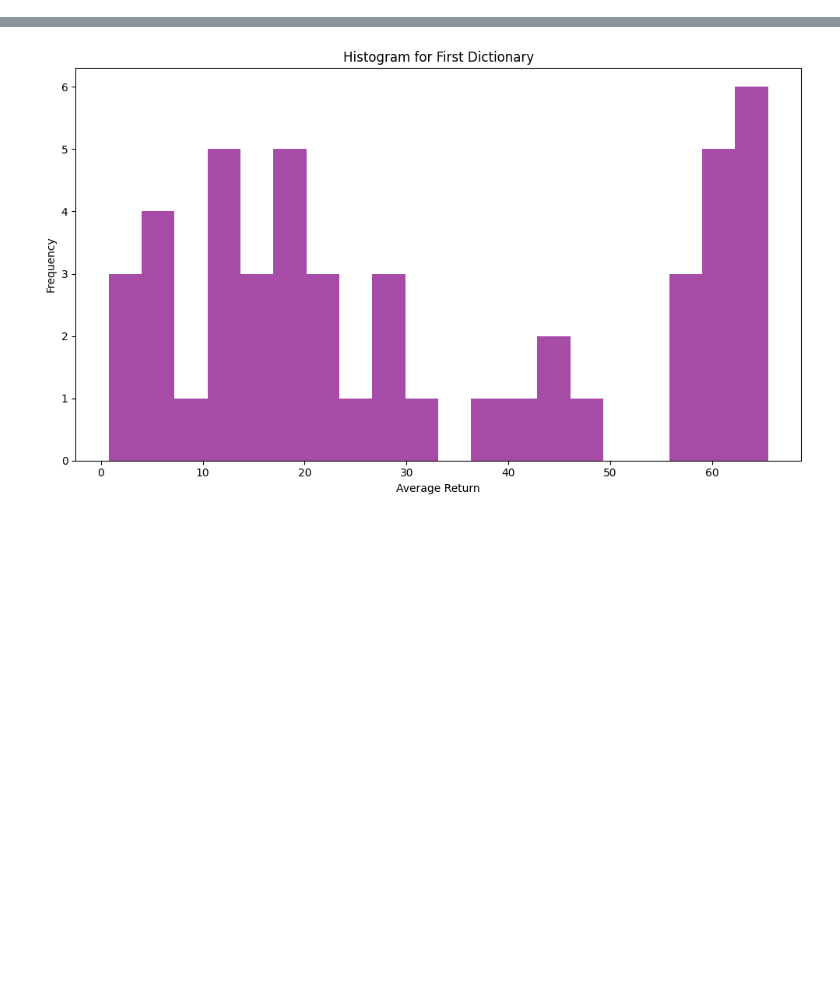
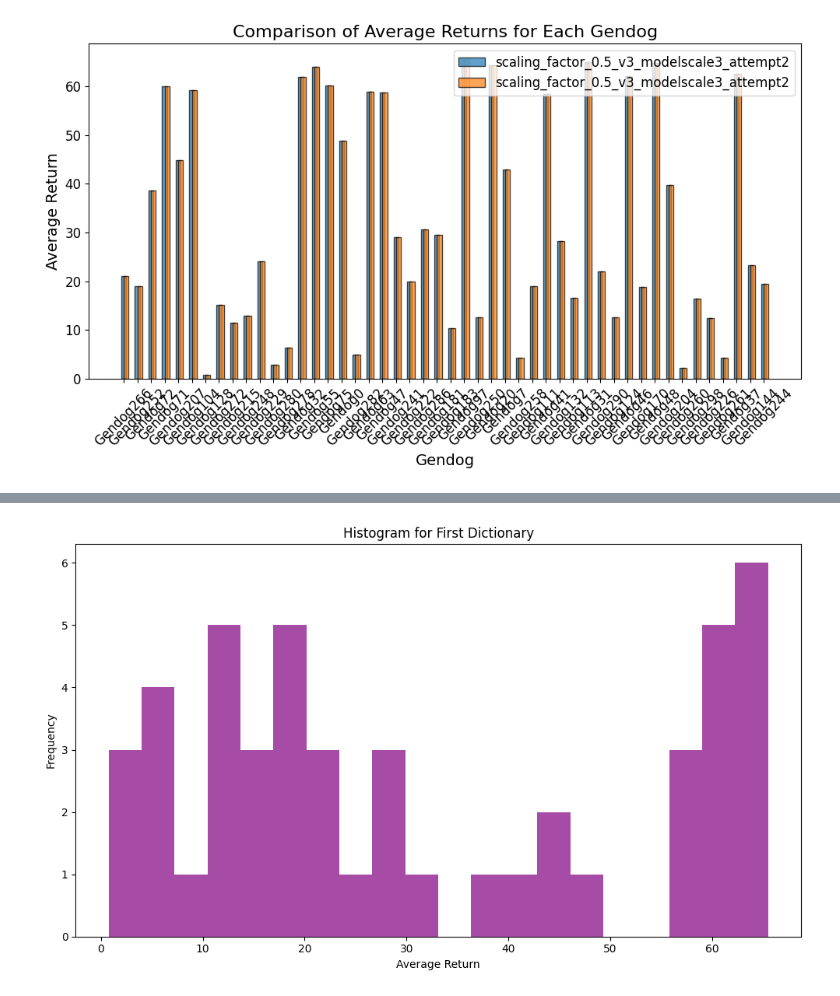
Before and after one commit to Dichen-Li/Adaptive-Embodiment, a Jupyter notebook: scripts/analyze_scaling_curve.ipynb, the cells around one changed output, grey strips where cells are left out. Drawn from its saved outputs; the diff is of its cells as text; code cells hidden in the pictures; blank space fills up the shorter version.

```diff
--- a/scripts/analyze_scaling_curve.ipynb
+++ b/scripts/analyze_scaling_curve.ipynb
@@ -27 +32,32 @@ def calculate_stats(data_dicts):
+# %%
+# Create the plot
+plt.figure(figsize=(10, 6))
+
+labels = ['scaling_factor_0.5_v3_modelscale3_attempt2',
+          'scaling_factor_0.5_v3_modelscale3_attempt2']
+
+for i, data_dict in enumerate(data_dicts):
+    # Extract Gendogs and their average returns
+    gendogs = list(data_dict.keys())
+    rewards = [data_dict[gendog]['average_return'] for gendog in gendogs]
+
+    # X positions for the bars
+    x = np.arange(len(gendogs))  # The label locations
+    width = 0.35  # Width of the bars
+
+    plt.bar(x + i*width/len(data_dicts), rewards, width, label=labels[i], alpha=0.7, edgecolor='black')
+
+# Add titles and labels
+plt.title("Comparison of Average Returns for Each Gendog", fontsize=16)
+plt.xlabel("Gendog", fontsize=14)
+plt.ylabel("Average Return", fontsize=14)
+plt.xticks(x, gendogs, fontsize=12, rotation=45)
+plt.yticks(fontsize=12)
+plt.legend(fontsize=12)
+
+# Display the plot
+plt.tight_layout()
+plt.show()
+# %% [output]
+[figure, added]
 # %%
```
Also changed, not shown: parts of 3 cells of this notebook.
